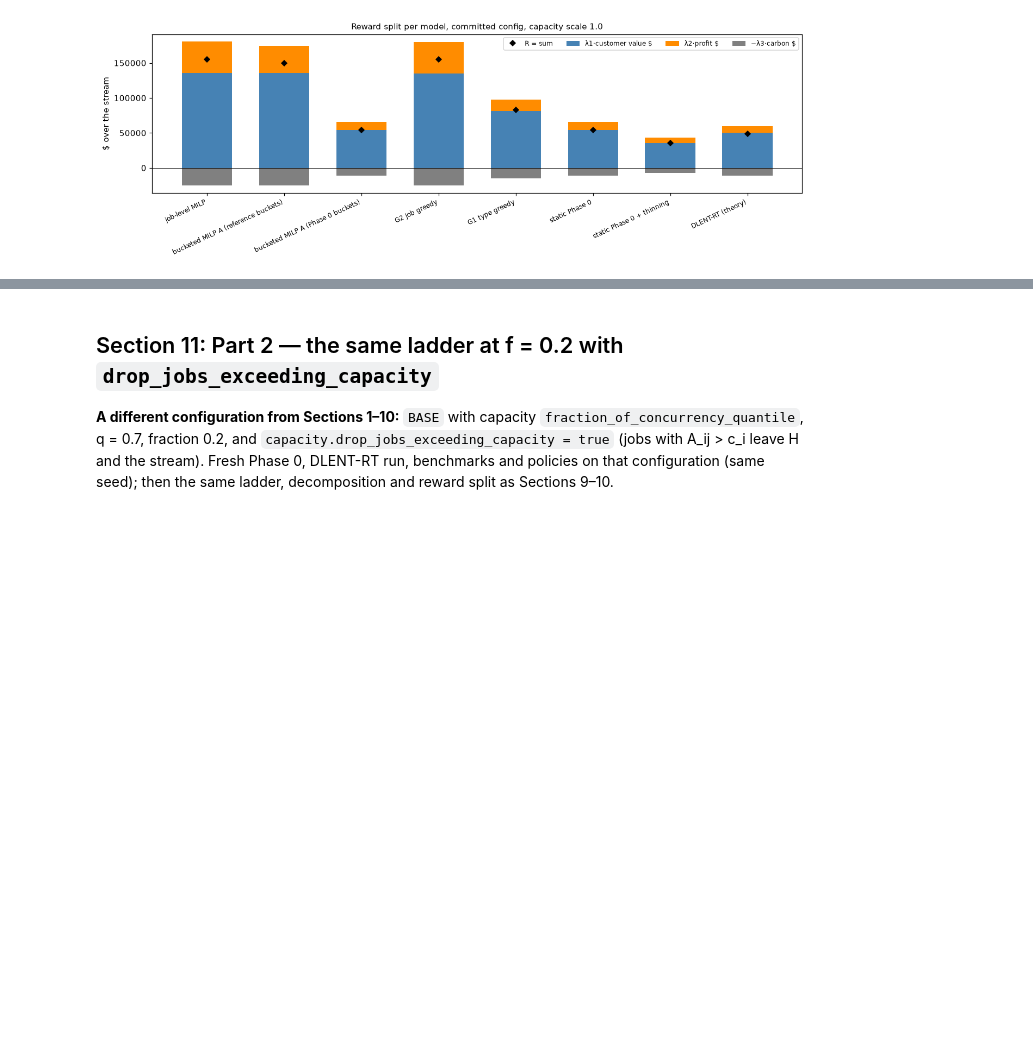
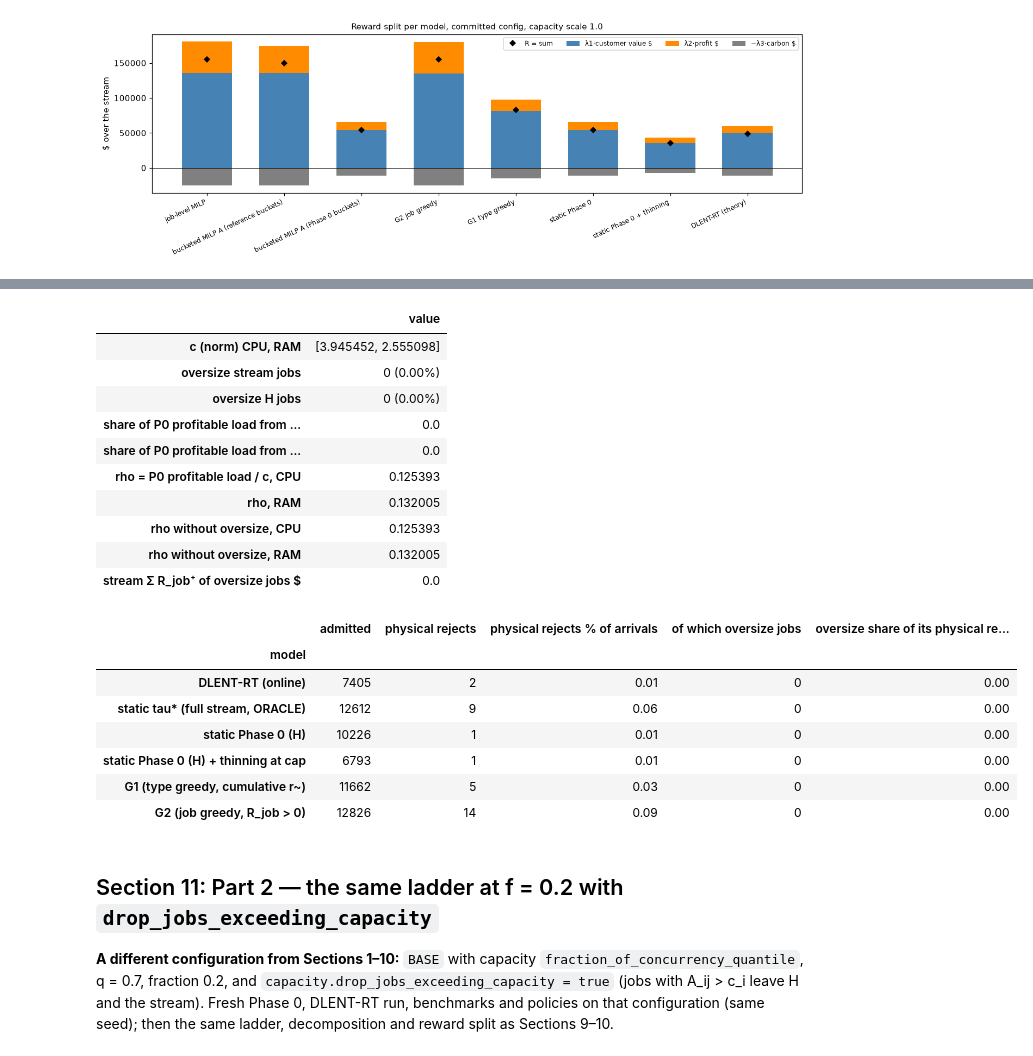
Before and after one commit to dangolofrancesco/dlent_rt, a Jupyter notebook: notebooks/03_main_algorithm_analysis.ipynb, the cells around one changed output, grey strips where cells are left out. Saved outputs shown, nothing was run; the diff lists cells and outputs as text; code cells hidden in the pictures; blank space fills up the shorter version.

```diff
--- a/notebooks/03_main_algorithm_analysis.ipynb
+++ b/notebooks/03_main_algorithm_analysis.ipynb
@@ -1671,3 +1754,59 @@ plot_split(SPLIT0, "Reward split per model, committed config, capacity scale 1.0
+# %%
+S_o, c_o, ds_o, st_o = B0.S, B0.c, R0["ds"], R0["st0"]
+over_S = np.any(S_o.A > c_o[None, :], axis=1)
+over_H = np.any(ds_o.H.A > c_o[None, :], axis=1)
+k_o = st_o.grid.assign(st_o.bids.v_rate, st_o.myerson)
+tid_o = assign_type_ids(st_o.type_space, np.asarray(k_o), ds_o.H.priority, ds_o.H.hw_idx)
+_, _, A_to = type_arrays(st_o.type_space, st_o.grid)
+jj_o = np.maximum(tid_o, 0)
+prof_o = (tid_o >= 0) & (st_o.r_tilde[jj_o] > 0)
+vol_o = A_to[jj_o] * ds_o.H.duration_steps[:, None] / ds_o.H_span_steps
+load_o = vol_o[prof_o].sum(axis=0)
+assert np.allclose(load_o, (st_o.p * (st_o.r_tilde > 0)) @ st_o.v, rtol=1e-9)    # = the LP's profitable load
+OVER = pd.Series({
+    "c (norm) CPU, RAM": str(np.round(c_o, 6).tolist()),
+    "oversize stream jobs": f"{int(over_S.sum()):,} ({100 * over_S.mean():.2f}%)",
+    "oversize H jobs": f"{int(over_H.sum()):,} ({100 * over_H.mean():.2f}%)",
+    "share of P0 profitable load from oversize, CPU %": 100 * vol_o[prof_o & over_H, 0].sum() / load_o[0],
+    "share of P0 profitable load from oversize, RAM %": 100 * vol_o[prof_o & over_H, 1].sum() / load_o[1],
+    "rho = P0 profitable load / c, CPU": load_o[0] / c_o[0], "rho, RAM": load_o[1] / c_o[1],
+    "rho without oversize, CPU": vol_o[prof_o & ~over_H, 0].sum() / c_o[0],
+    "rho without oversize, RAM": vol_o[prof_o & ~over_H, 1].sum() / c_o[1],
+    "stream Σ R_job⁺ of oversize jobs $": float(np.maximum(B0.R, 0)[over_S].sum()),
+}, name="value")
+display(OVER.to_frame())
+prow = []
+for name, d in ALGS0.items():
+    if name.startswith("offline"):
+        continue
+    adm, phys = d["admit"], d["phys"]
+    assert not np.any(adm & over_S)                      # nothing larger than c is ever admitted
+    prow.append({"model": name, "admitted": int(adm.sum()), "physical rejects": int(phys.sum()),
+                 "physical rejects % of arrivals": 100 * phys.mean(),
+                 "of which oversize jobs": int((phys & over_S).sum()),
+                 "oversize share of its physical rejects %": 100 * (phys & over_S).sum() / max(int(phys.sum()), 1)})
+OVER_PHYS = pd.DataFrame(prow).set_index("model")
+display(OVER_PHYS.style.format(precision=2))
+# %% [output]
+|  | value |
+| c (norm) CPU, RAM | [3.945452, 2.555098] |
+| oversize stream jobs | 0 (0.00%) |
+| oversize H jobs | 0 (0.00%) |
+| share of P0 profitable load from ... | 0.0 |
+| share of P0 profitable load from ... | 0.0 |
+| rho = P0 profitable load / c, CPU | 0.125393 |
+| rho, RAM | 0.132005 |
+| rho without oversize, CPU | 0.125393 |
+| rho without oversize, RAM | 0.132005 |
+| stream Σ R_job⁺ of oversize jobs $ | 0.0 |
+|  | admitted | physical rejects | physical rejects % of arrivals | of which oversize jobs | oversize share of its physical re... |
+| model |  |  |  |  |  |
+| DLENT-RT (online) | 7405 | 2 | 0.01 | 0 | 0.00 |
+| static tau* (full stream, ORACLE) | 12612 | 9 | 0.06 | 0 | 0.00 |
+| static Phase 0 (H) | 10226 | 1 | 0.01 | 0 | 0.00 |
+| static Phase 0 (H) + thinning at cap | 6793 | 1 | 0.01 | 0 | 0.00 |
+| G1 (type greedy, cumulative r~) | 11662 | 5 | 0.03 | 0 | 0.00 |
+| G2 (job greedy, R_job > 0) | 12826 | 14 | 0.09 | 0 | 0.00 |
 # %% [markdown]
 ## Section 11: Part 2 — the same ladder at f = 0.2 with `drop_jobs_exceeding_capacity`
 
```
Also changed, not shown: parts of 17 cells of this notebook, 21 other files.
